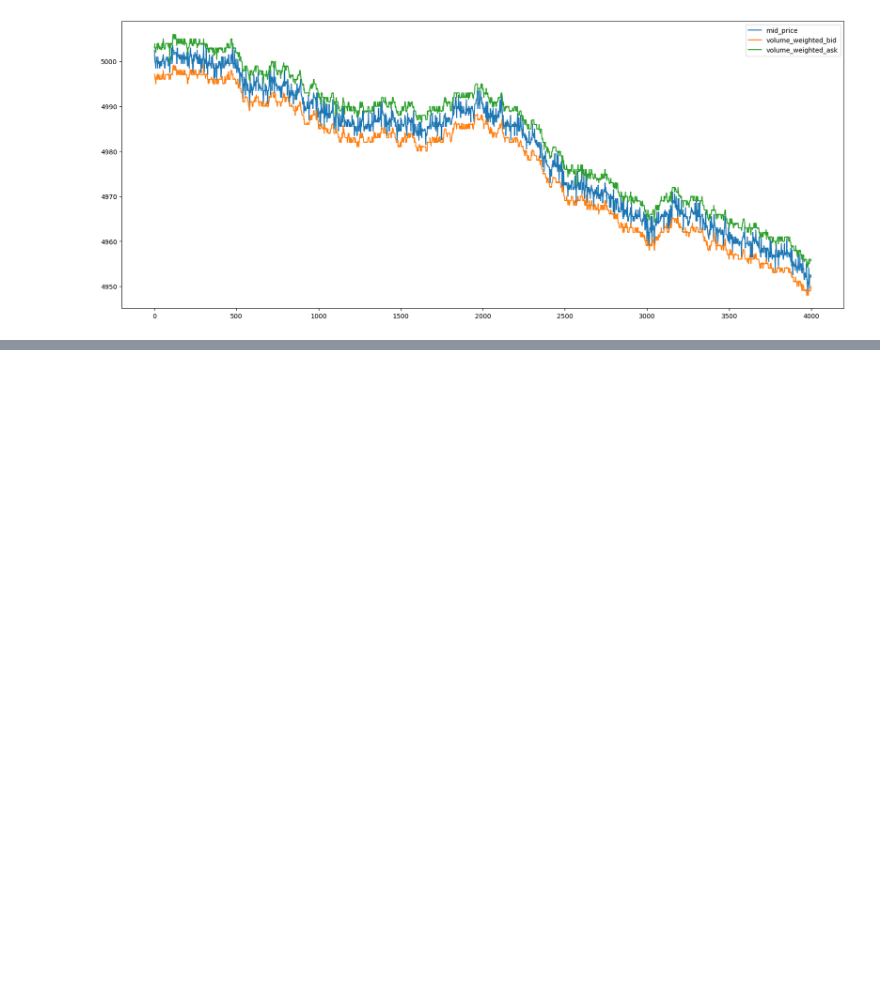
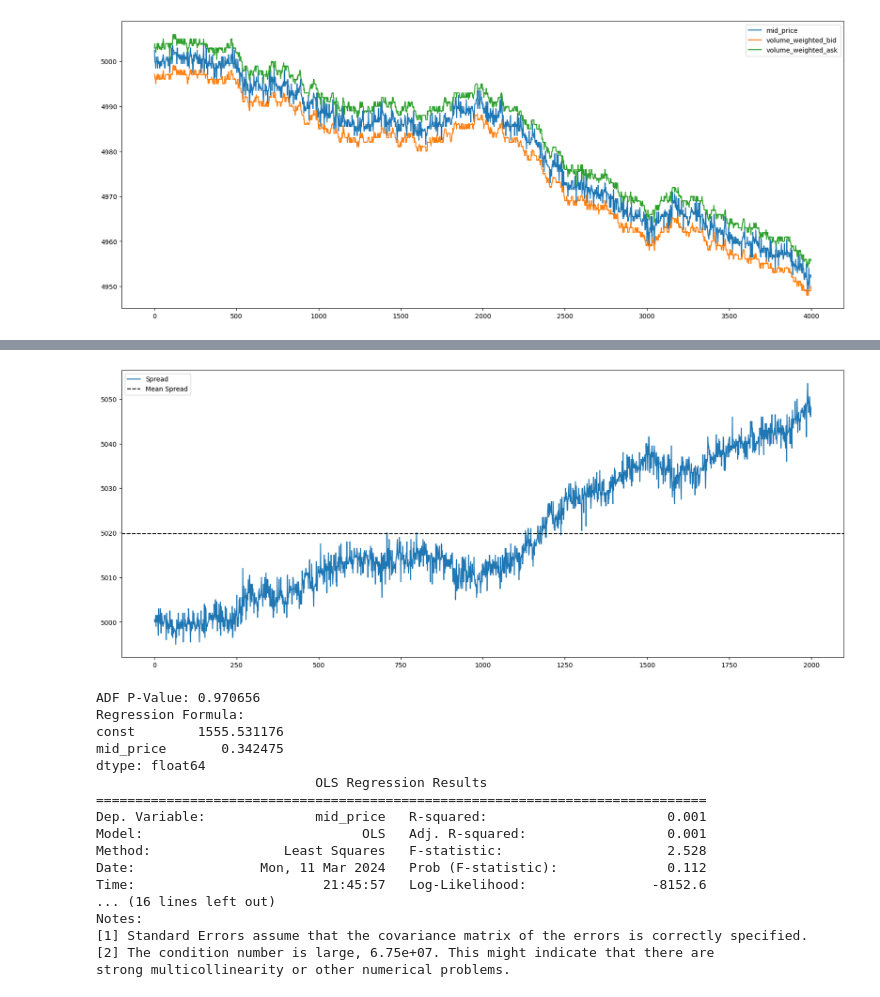
Before and after one commit to yinkiatho/IMC-Prosperity, a Jupyter notebook: preprocessing.ipynb, the cells around one changed output, grey strips where cells are left out. Saved outputs shown, nothing was run; the diff lists cells and outputs as text; code cells hidden in the pictures; blank space fills up the shorter version.

```diff
--- a/preprocessing.ipynb
+++ b/preprocessing.ipynb
@@ -211,0 +138,49 @@ Text(0, 0.5, 'rsi_3')
+# %%
+# Plot the spread
+fig, ax = plt.subplots(figsize=(20, 8))
+spread = p1_df['mid_price'] - p2_df['mid_price']
+plt.plot(spread, label='Spread')
+plt.axhline(spread.mean(), color='black', linestyle='--', label='Mean Spread')
+plt.legend()
+plt.show()
+
+
+# ADF Fuller on Stationarity of Spread Time Series
+from statsmodels.tsa.stattools import adfuller
+
+result = adfuller(spread)
+print('ADF P-Value: %f' % result[1])
+
+
+# OLS Regression on the 2 Products
+import statsmodels.api as sm
+
+X = p1_df['mid_price']
+y = p2_df['mid_price']
+X = sm.add_constant(X)
+model = sm.OLS(y, X).fit()
+model.summary()
+
+# Print out the formula
+print("Regression Formula:")
+print(model.params)
+print(model.summary())
+# %% [output]
+[figure, added]
+ADF P-Value: 0.970656
+Regression Formula:
+const        1555.531176
+mid_price       0.342475
+dtype: float64
+                            OLS Regression Results
+==============================================================================
+Dep. Variable:              mid_price   R-squared:                       0.001
+Model:                            OLS   Adj. R-squared:                  0.001
+Method:                 Least Squares   F-statistic:                     2.528
+Date:                Mon, 11 Mar 2024   Prob (F-statistic):              0.112
+Time:                        21:45:57   Log-Likelihood:                -8152.6
+... (16 lines left out)
+Notes:
+[1] Standard Errors assume that the covariance matrix of the errors is correctly specified.
+[2] The condition number is large, 6.75e+07. This might indicate that there are
+strong multicollinearity or other numerical problems.
```
Also changed, not shown: parts of 4 cells of this notebook, 2 other files.
